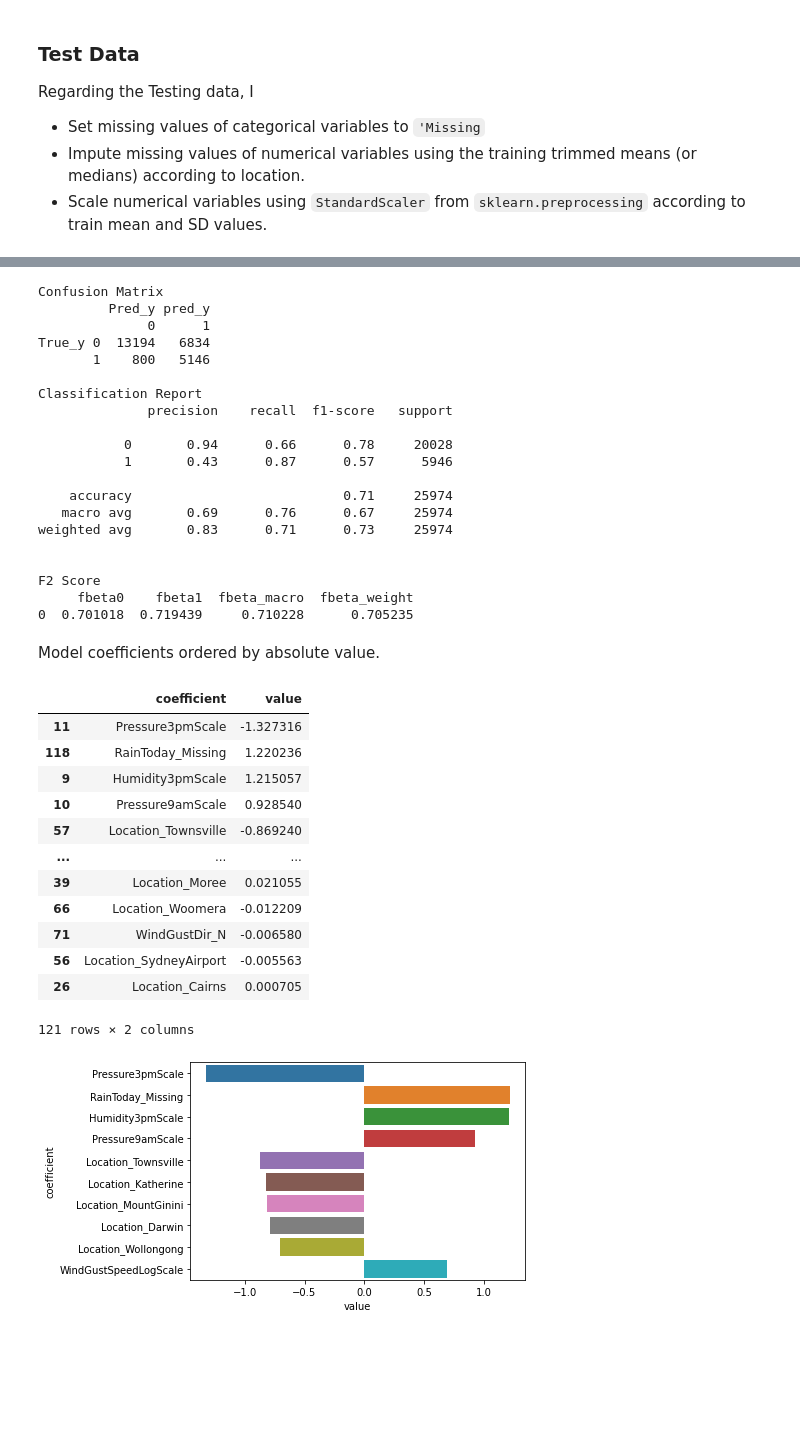
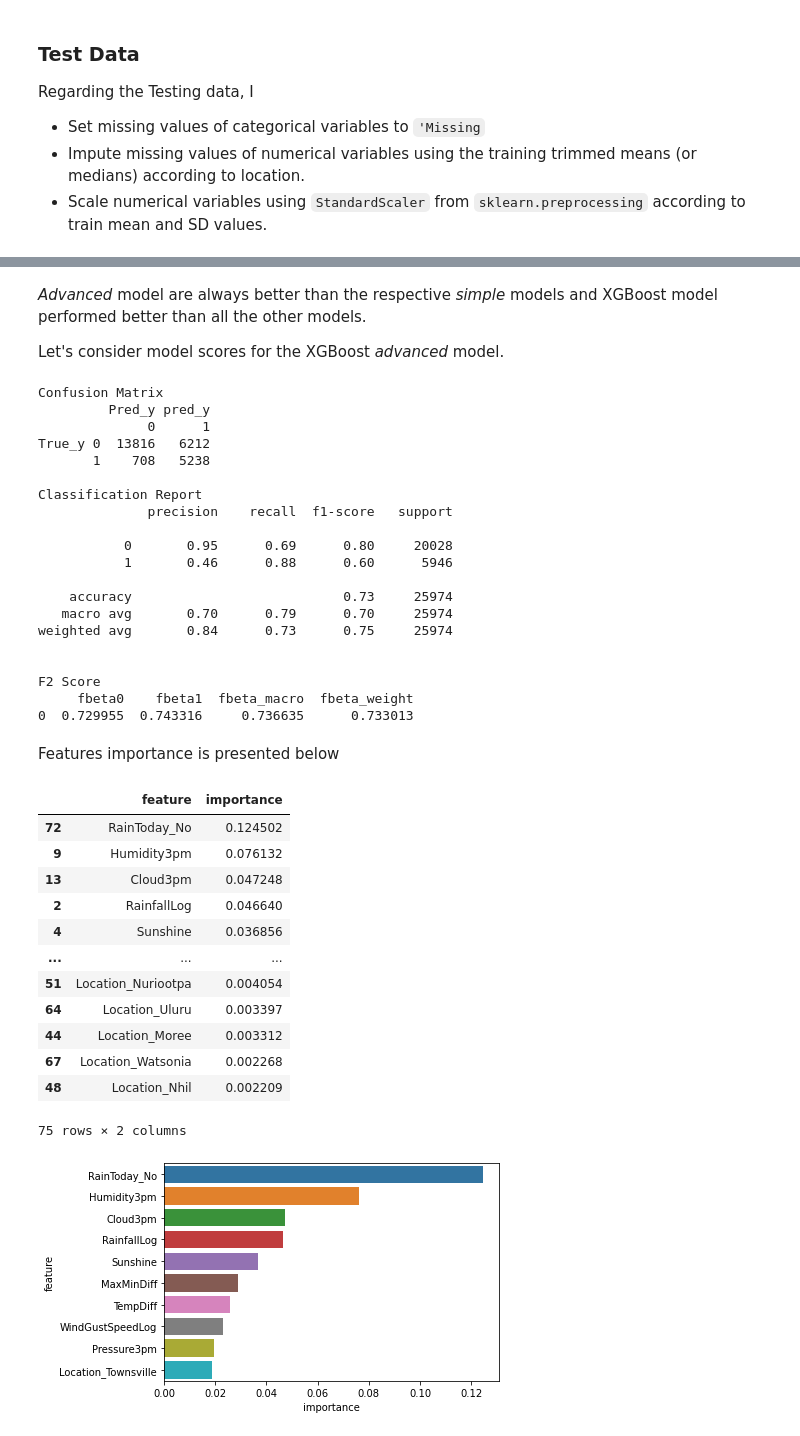
Before and after one commit to ClaudioZandonella/weather-report, a Jupyter notebook: documents/report.ipynb, the cells around one changed output, grey strips where cells are left out. Cells and saved outputs as stored; diff of their text form; code cells hidden in the pictures; blank space fills up the shorter version.

Commit message:
Add report discussions

```diff
--- a/documents/report.ipynb
+++ b/documents/report.ipynb
@@ -447,47 +481,51 @@ Model scores are reported below.
+# %% [markdown]
+*Advanced* model are always better than the respective *simple* models and XGBoost model performed better than all the other models.
+
+Let's consider model scores for the XGBoost *advanced* model.
 # %%
-myStats.get_score_report(fit_logistic, y_test, logistic_X_test)
+myStats.get_score_report(fit_xgb_adv, y_test, xgb_X_test_adv)
 # %% [output]
 Confusion Matrix
          Pred_y pred_y
               0      1
-True_y 0  13194   6834
-       1    800   5146
+True_y 0  13816   6212
+       1    708   5238
 
 Classification Report
               precision    recall  f1-score   support
 
-           0       0.94      0.66      0.78     20028
-           1       0.43      0.87      0.57      5946
+           0       0.95      0.69      0.80     20028
+           1       0.46      0.88      0.60      5946
 
-    accuracy                           0.71     25974
-   macro avg       0.69      0.76      0.67     25974
-weighted avg       0.83      0.71      0.73     25974
+    accuracy                           0.73     25974
+   macro avg       0.70      0.79      0.70     25974
+weighted avg       0.84      0.73      0.75     25974
 
 
 F2 Score
      fbeta0    fbeta1  fbeta_macro  fbeta_weight
-0  0.701018  0.719439     0.710228      0.705235
+0  0.729955  0.743316     0.736635      0.733013
-# %% [markdown]
-Model coefficients ordered by absolute value.
+# %% [markdown]
+Features importance is presented below
 # %%
-coef_logisitc = myStats.get_coef_importance(
-    classifier = fit_logistic,
-    col_names = logistic_X_test.columns
-    )
-sns.barplot(data = coef_logisitc.head(10), x = 'value', y = 'coefficient')
-coef_logisitc
+xgb_features_adv = myStats.get_feature_importance(fit_xgb_adv, xgb_X_test_adv.columns)
+
+# Plot Features
+sns.barplot(data = xgb_features_adv.head(10), x = 'importance', y = 'feature')
+
+xgb_features_adv
 # %% [output]
-|  | coefficient | value |
-| 11 | Pressure3pmScale | -1.327316 |
-| 118 | RainToday_Missing | 1.220236 |
-| 9 | Humidity3pmScale | 1.215057 |
-| 10 | Pressure9amScale | 0.928540 |
-| 57 | Location_Townsville | -0.869240 |
+|  | feature | importance |
+| 72 | RainToday_No | 0.124502 |
+| 9 | Humidity3pm | 0.076132 |
+| 13 | Cloud3pm | 0.047248 |
+| 2 | RainfallLog | 0.046640 |
+| 4 | Sunshine | 0.036856 |
 | ... | ... | ... |
-| 39 | Location_Moree | 0.021055 |
-| 66 | Location_Woomera | -0.012209 |
-| 71 | WindGustDir_N | -0.006580 |
-| 56 | Location_SydneyAirport | -0.005563 |
-| 26 | Location_Cairns | 0.000705 |
+| 51 | Location_Nuriootpa | 0.004054 |
+| 64 | Location_Uluru | 0.003397 |
+| 44 | Location_Moree | 0.003312 |
+| 67 | Location_Watsonia | 0.002268 |
+| 48 | Location_Nhil | 0.002209 |
-121 rows × 2 columns
+75 rows × 2 columns
-[figure, old version]
+[figure, new version]
```
Also changed, not shown: parts of 14 cells of this notebook.
